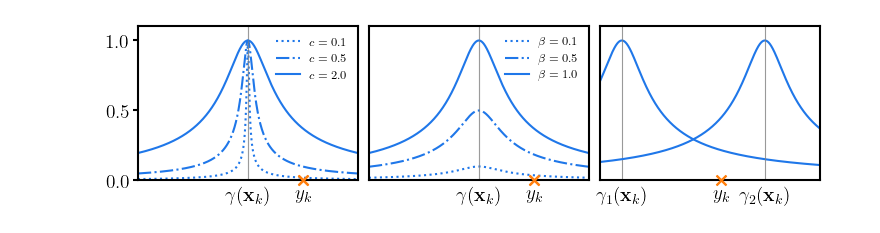
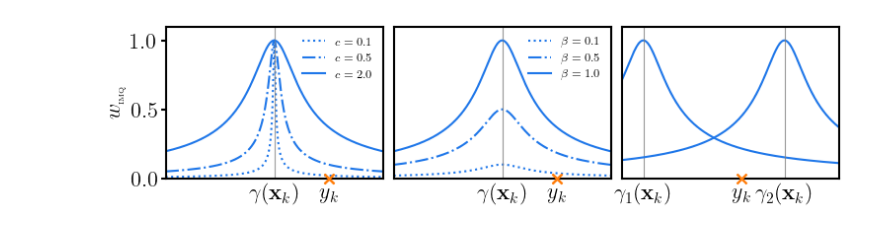
Before and after one commit to williamlaplante/ST-RCGP, a Jupyter notebook: experiments/weight-function-testing/weight-function-IMQ-varying-inputs.ipynb, the cells around one changed output. Cells and saved outputs as stored; diff of their text form; code cells hidden in the pictures.

Commit message:
made everything latex for simulated plots

```diff
--- a/experiments/weight-function-testing/weight-function-IMQ-varying-inputs.ipynb
+++ b/experiments/weight-function-testing/weight-function-IMQ-varying-inputs.ipynb
@@ -14,7 +14,7 @@ Y = tc.linspace(ymin, ymax, 1000)
 m = tc.zeros_like(Y)
 imq_out, imq_grad_out = IMQ_and_gradient(Y=Y, m=m, beta=1, c=1)
 # %%
-plt.rc('font', family='serif', size=14)
+plt.rc('font', family='serif', size=16)
 plt.rcParams['text.usetex'] = True
 matplotlib.rcParams['lines.linewidth'] = 1.5
 
@@ -72,31 +72,32 @@ axs[2].set_xticks([-10, -8, -1, 0, 1, 5, 10])
 labels = [item.get_text() for item in axs[2].get_xticklabels()]
 for i in range(len(labels)): labels[i] = ''
 
 labels[1] = r'$\gamma_1(\mathbf{x}_k)$'
 labels[5] = r'$\gamma_2(\mathbf{x}_k)$'
 labels[4] = r'$y_k$'
 
 axs[2].set_xticklabels(labels)
 axs[2].tick_params(bottom=False, pad=0.2)
 
 
 
 for ax in axs:
     ax.set_xlim(ymin, ymax)
     ax.set_ylim(0., 1.1)
 
 for ax in axs.flat:
     # Set linewidth for all spines of each axis
     for spine in ax.spines.values():
         spine.set_linewidth(1.5)
     ax.tick_params(width=1.5)
 
 fig.subplots_adjust(wspace=0.05)
 
 for ax in axs[1:]:
     ax.tick_params(left=False)
 
 
+axs[0].set_ylabel(r"$w_{\tiny \textrm{IMQ}}$")
 #fig.savefig("./varying-params-IMQ-weight-fct.pdf", format='pdf', bbox_inches='tight')
 # %% [output]
-[figure, old version]
+[figure, new version]
```
Also changed, not shown: 5 other files.
